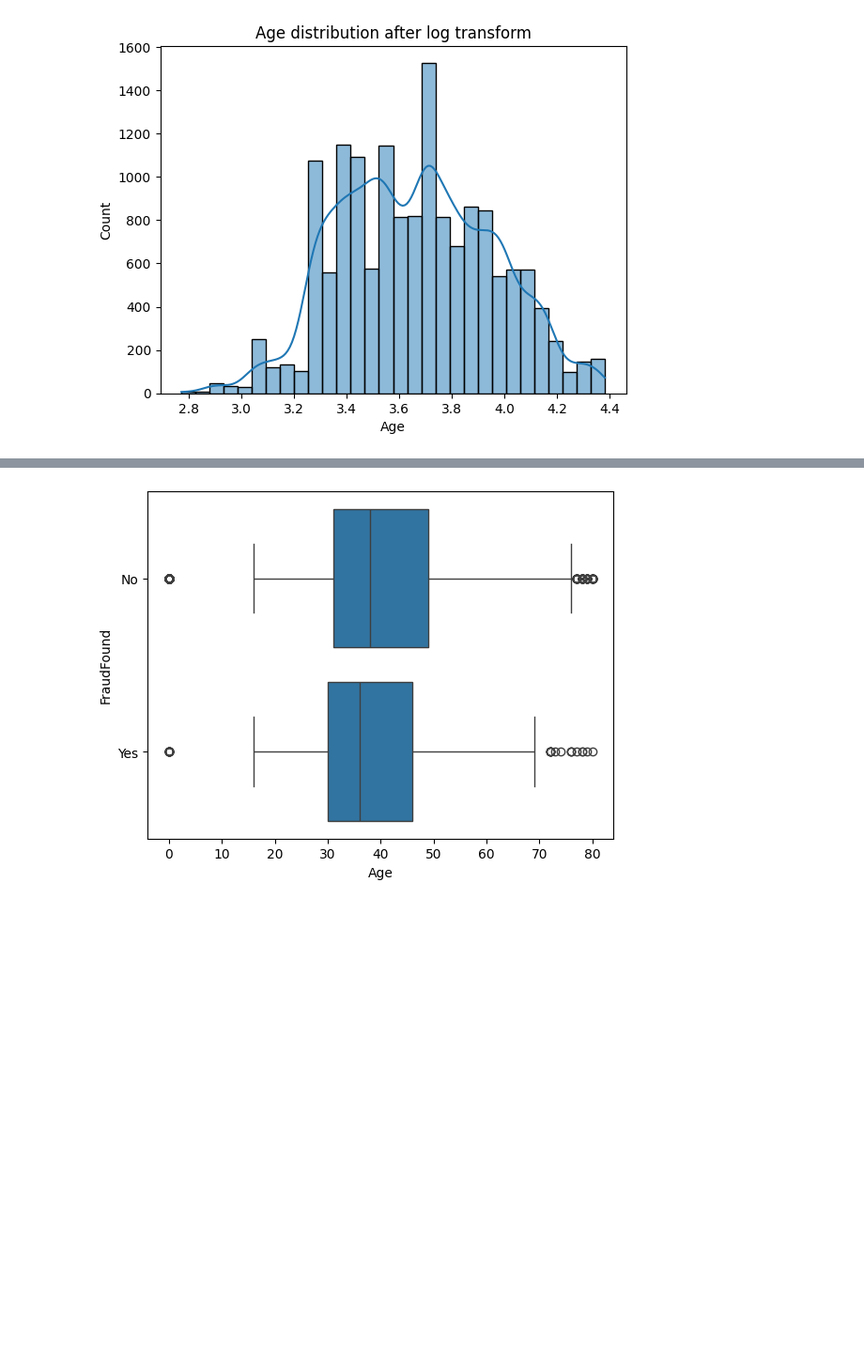
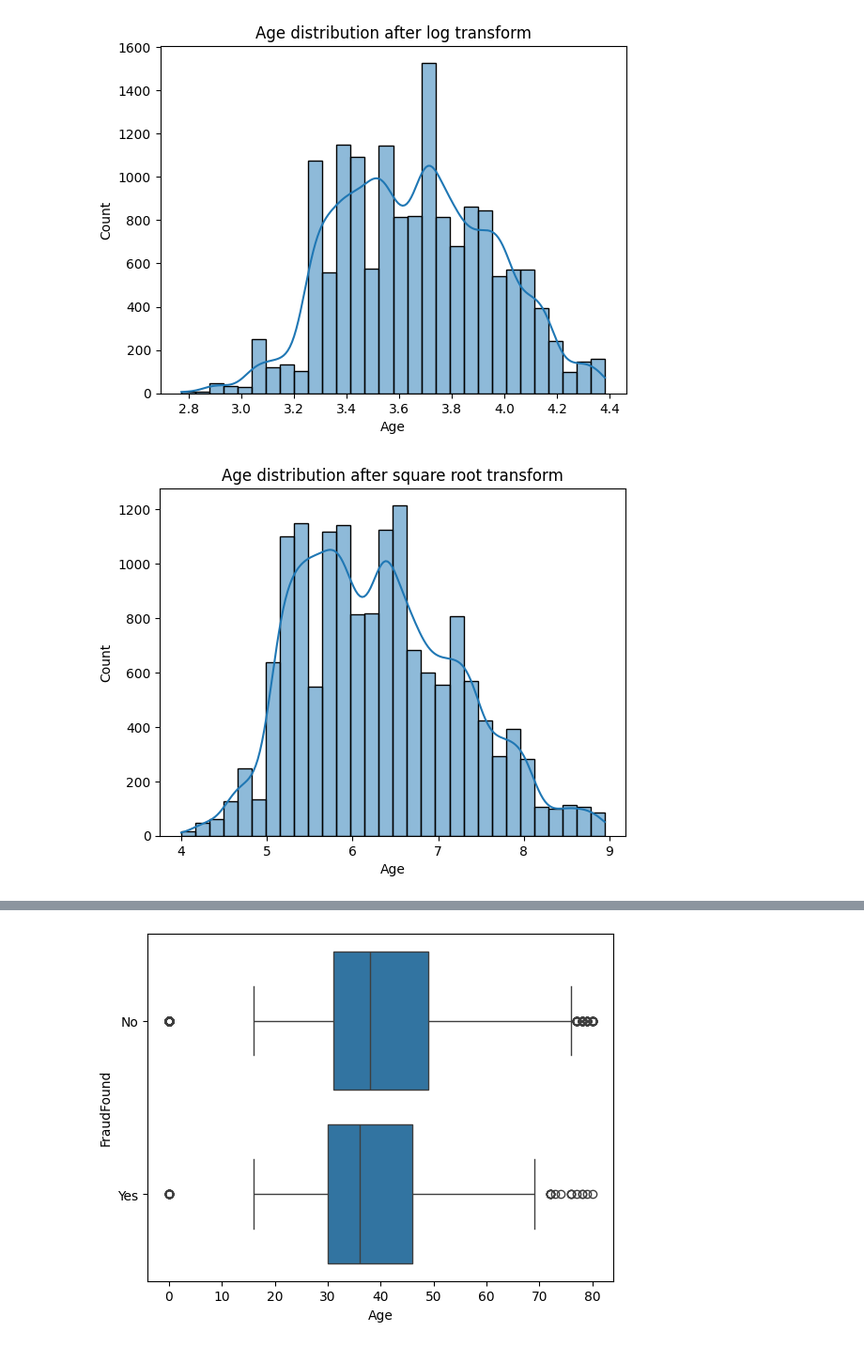
Before and after one commit to zvsuarez/insurance-fraud-pipeline, a Jupyter notebook: eda.ipynb, the cells around one changed output, grey strips where cells are left out. Shown at 94% size. Drawn from its saved outputs; the diff is of its cells as text; code cells hidden in the pictures; blank space fills up the shorter version.

Commit message:
added square and box-cox transform for age

```diff
--- a/eda.ipynb
+++ b/eda.ipynb
@@ -194,3 +194,14 @@ plt.xlabel('Age')
 plt.show()
 # %% [output]
 [figure]
+# %%
+tmp = df.copy()
+df_nonzero_mean = df[df['Age'] > 0]['Age'].mean()
+tmp['Age'] = tmp['Age'].replace(0, df_nonzero_mean)
+tmp['Age'] = np.sqrt(tmp['Age'])
+sns.histplot(data=tmp, x='Age', bins=30, kde=True)
+plt.title('Age distribution after square root transform')
+plt.xlabel('Age')
+plt.show()
+# %% [output]
+[figure, added]
```
Also changed, not shown: parts of 1 cell of this notebook.
